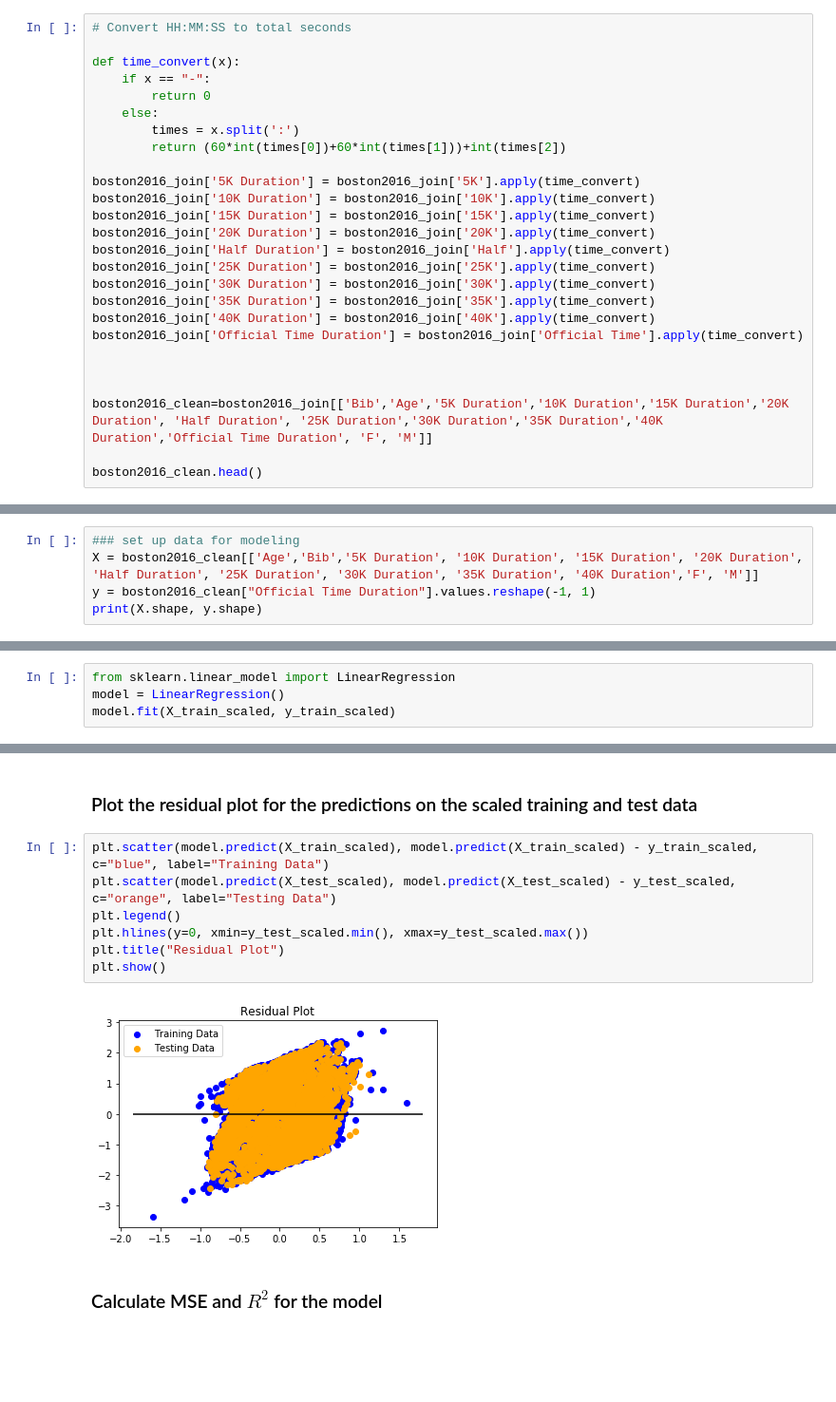
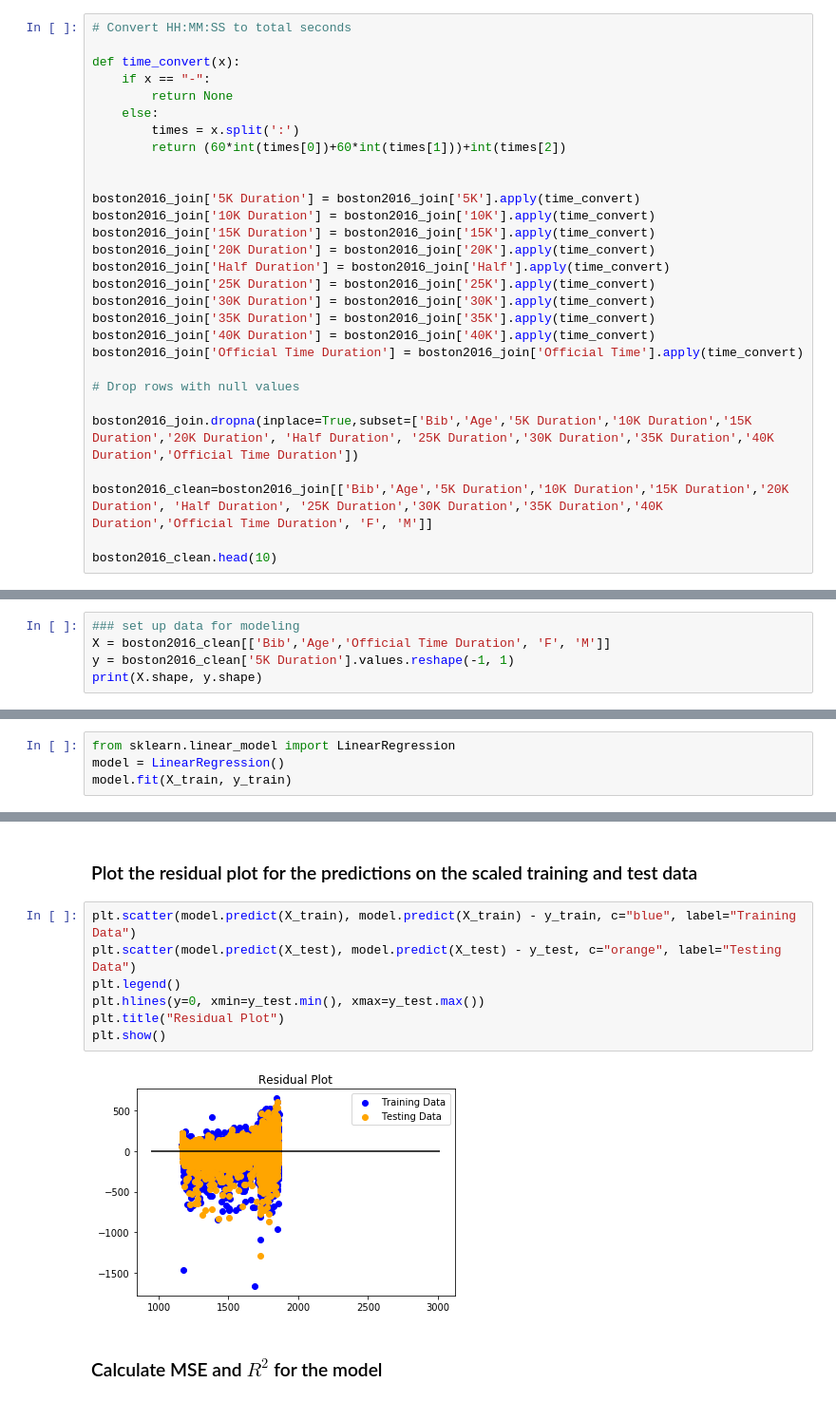
Before and after one commit to amcm29/MachineLearning_Marathon, a Jupyter notebook: boston_model.ipynb, the cells around one changed output, grey strips where cells are left out. Shown at 95% size. Cells and saved outputs as stored; diff of their text form; blank space fills up the shorter version.

```diff
--- a/boston_model.ipynb
+++ b/boston_model.ipynb
@@ -51,10 +51,11 @@ boston2016_join.head()
 
 def time_convert(x):
     if x == "-":
-        return 0
+        return None
     else:
         times = x.split(':')
         return (60*int(times[0])+60*int(times[1]))+int(times[2])
+
 
 boston2016_join['5K Duration'] = boston2016_join['5K'].apply(time_convert)
 boston2016_join['10K Duration'] = boston2016_join['10K'].apply(time_convert)
@@ -67,10 +68,12 @@ boston2016_join['35K Duration'] = boston2016_join['35K'].apply(time_convert)
 boston2016_join['40K Duration'] = boston2016_join['40K'].apply(time_convert)
 boston2016_join['Official Time Duration'] = boston2016_join['Official Time'].apply(time_convert)
 
+# Drop rows with null values
 
+boston2016_join.dropna(inplace=True,subset=['Bib','Age','5K Duration','10K Duration','15K Duration','20K Duration', 'Half Duration', '25K Duration','30K Duration','35K Duration','40K Duration','Official Time Duration'])
 
 boston2016_clean=boston2016_join[['Bib','Age','5K Duration','10K Duration','15K Duration','20K Duration', 'Half Duration', '25K Duration','30K Duration','35K Duration','40K Duration','Official Time Duration', 'F', 'M']]
 
-boston2016_clean.head()
+boston2016_clean.head(10)
 # %% [output]
 |  | Bib | Age | 5K Duration | 10K Duration | 15K Duration | 20K Duration | Half Duration | 25K Duration | ... |
@@ -84,7 +92,7 @@ boston2016_clean.head()
 Make sure the data is in the appropriate shape
 # %%
 ### set up data for modeling
-X = boston2016_clean[['Age','Bib','5K Duration', '10K Duration', '15K Duration', '20K Duration', 'Half Duration', '25K Duration', '30K Duration', '35K Duration', '40K Duration','F', 'M']]
-y = boston2016_clean["Official Time Duration"].values.reshape(-1, 1)
+X = boston2016_clean[['Bib','Age','Official Time Duration', 'F', 'M']]
+y = boston2016_clean['5K Duration'].values.reshape(-1, 1)
 print(X.shape, y.shape)
 # %% [output]
@@ -118,7 +132,7 @@ y_test_scaled = y_scaler.transform(y_test)
 # %%
 from sklearn.linear_model import LinearRegression
 model = LinearRegression()
-model.fit(X_train_scaled, y_train_scaled)
+model.fit(X_train, y_train)
 # %% [output]
 LinearRegression(copy_X=True, fit_intercept=True, n_jobs=1, normalize=False)
 # %% [markdown]
@@ -128,14 +153,14 @@ predictions = model.predict(X_test_scaled)
 # %% [markdown]
 ### Plot the residual plot for the predictions on the scaled training and test data
 # %%
-plt.scatter(model.predict(X_train_scaled), model.predict(X_train_scaled) - y_train_scaled, c="blue", label="Training Data")
-plt.scatter(model.predict(X_test_scaled), model.predict(X_test_scaled) - y_test_scaled, c="orange", label="Testing Data")
+plt.scatter(model.predict(X_train), model.predict(X_train) - y_train, c="blue", label="Training Data")
+plt.scatter(model.predict(X_test), model.predict(X_test) - y_test, c="orange", label="Testing Data")
 plt.legend()
-plt.hlines(y=0, xmin=y_test_scaled.min(), xmax=y_test_scaled.max())
+plt.hlines(y=0, xmin=y_test.min(), xmax=y_test.max())
 plt.title("Residual Plot")
 plt.show()
 # %% [output]
-[figure, old version]
+[figure, new version]
 # %% [markdown]
 ### Calculate MSE and $R^2$ for the model
 # %%
```
Also changed, not shown: parts of 19 cells of this notebook.
